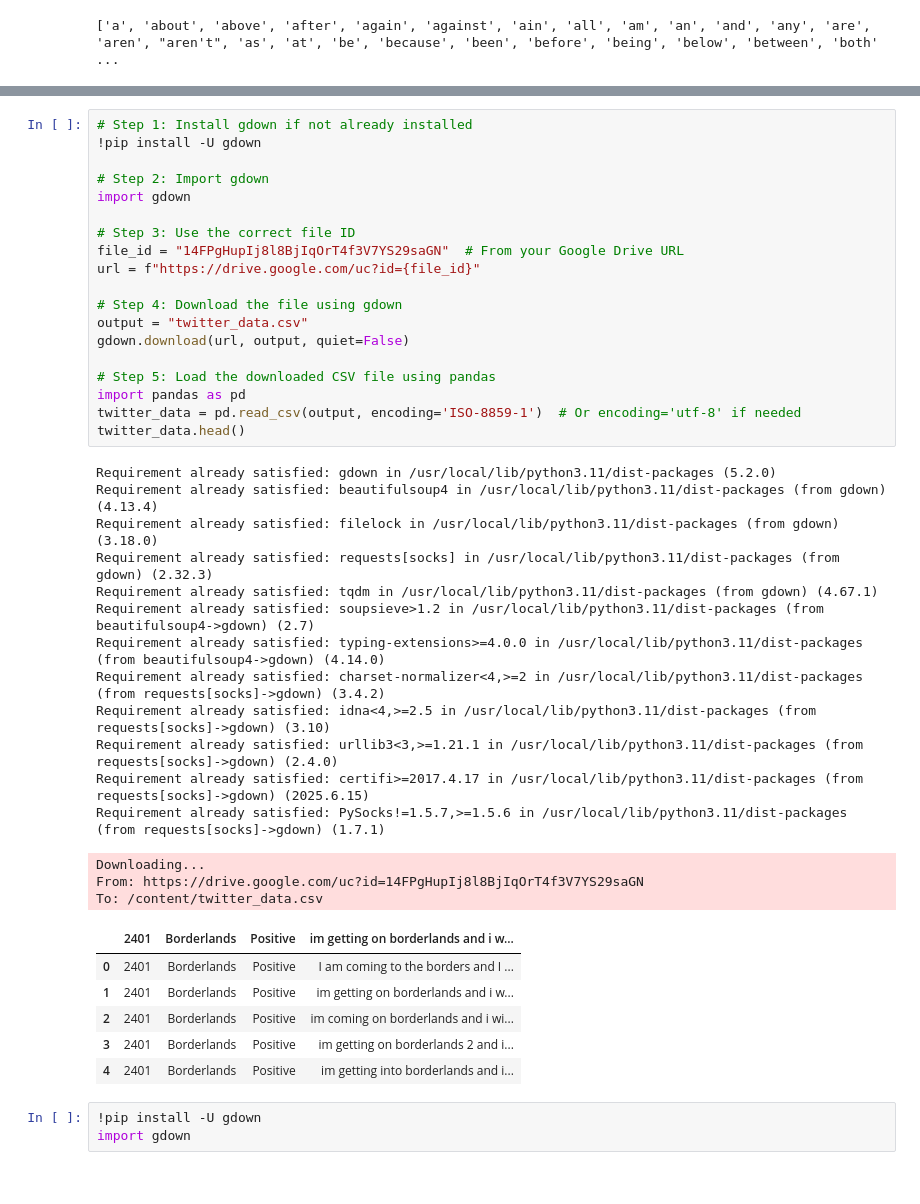
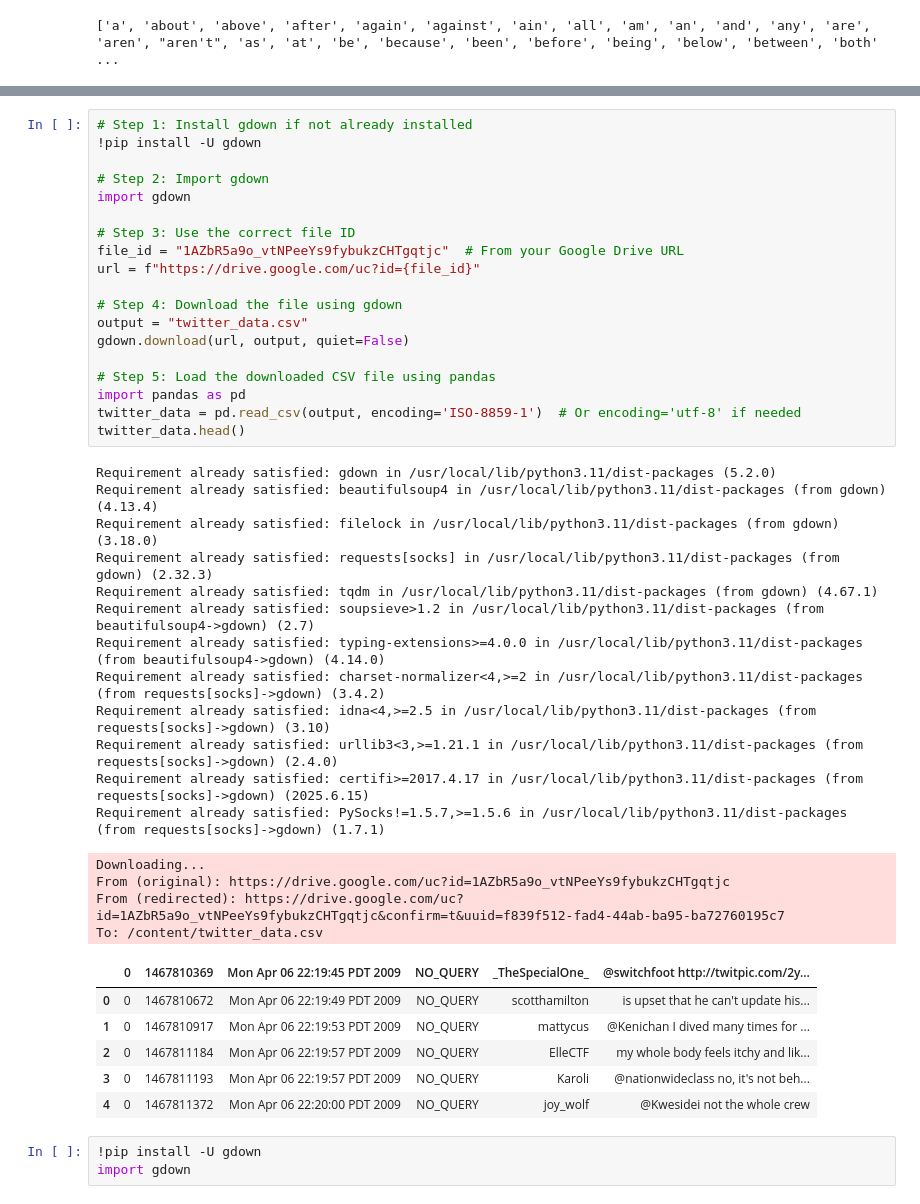
Before and after one commit to pragnacodes/tweet-sentiment, a Jupyter notebook: Tweet_Sentiment_Detection.ipynb, the cells around one changed output, grey strips where cells are left out. Cells and saved outputs as stored; diff of their text form.

```diff
--- a/Tweet_Sentiment_Detection.ipynb
+++ b/Tweet_Sentiment_Detection.ipynb
@@ -31,41 +31,42 @@ ParserError: Error tokenizing data. C error: Expected 1 fields in line 3, saw 34
 
 # Step 2: Import gdown
 import gdown
 
 # Step 3: Use the correct file ID
-file_id = "14FPgHupIj8l8BjIqOrT4f3V7YS29saGN"  # From your Google Drive URL
+file_id = "1AZbR5a9o_vtNPeeYs9fybukzCHTgqtjc"  # From your Google Drive URL
 url = f"https://drive.google.com/uc?id={file_id}"
 
 # Step 4: Download the file using gdown
 output = "twitter_data.csv"
 gdown.download(url, output, quiet=False)
 
 # Step 5: Load the downloaded CSV file using pandas
 import pandas as pd
 twitter_data = pd.read_csv(output, encoding='ISO-8859-1')  # Or encoding='utf-8' if needed
 twitter_data.head()
 # %% [output]
 Requirement already satisfied: gdown in /usr/local/lib/python3.11/dist-packages (5.2.0)
 Requirement already satisfied: beautifulsoup4 in /usr/local/lib/python3.11/dist-packages (from gdown) (4.13.4)
 Requirement already satisfied: filelock in /usr/local/lib/python3.11/dist-packages (from gdown) (3.18.0)
 Requirement already satisfied: requests[socks] in /usr/local/lib/python3.11/dist-packages (from gdown) (2.32.3)
 Requirement already satisfied: tqdm in /usr/local/lib/python3.11/dist-packages (from gdown) (4.67.1)
 Requirement already satisfied: soupsieve>1.2 in /usr/local/lib/python3.11/dist-packages (from beautifulsoup4->gdown) (2.7)
 Requirement already satisfied: typing-extensions>=4.0.0 in /usr/local/lib/python3.11/dist-packages (from beautifulsoup4->gdown) (4.14.0)
 Requirement already satisfied: charset-normalizer<4,>=2 in /usr/local/lib/python3.11/dist-packages (from requests[socks]->gdown) (3.4.2)
 Requirement already satisfied: idna<4,>=2.5 in /usr/local/lib/python3.11/dist-packages (from requests[socks]->gdown) (3.10)
 Requirement already satisfied: urllib3<3,>=1.21.1 in /usr/local/lib/python3.11/dist-packages (from requests[socks]->gdown) (2.4.0)
 Requirement already satisfied: certifi>=2017.4.17 in /usr/local/lib/python3.11/dist-packages (from requests[socks]->gdown) (2025.6.15)
 Requirement already satisfied: PySocks!=1.5.7,>=1.5.6 in /usr/local/lib/python3.11/dist-packages (from requests[socks]->gdown) (1.7.1)
 Downloading...
-From: https://drive.google.com/uc?id=14FPgHupIj8l8BjIqOrT4f3V7YS29saGN
+From (original): https://drive.google.com/uc?id=1AZbR5a9o_vtNPeeYs9fybukzCHTgqtjc
+From (redirected): https://drive.google.com/uc?id=1AZbR5a9o_vtNPeeYs9fybukzCHTgqtjc&confirm=t&uuid=f839f512-fad4-44ab-ba95-ba72760195c7
 To: /content/twitter_data.csv
-|  | 2401 | Borderlands | Positive | im getting on borderlands and i w... |
-| 0 | 2401 | Borderlands | Positive | I am coming to the borders and I ... |
-| 1 | 2401 | Borderlands | Positive | im getting on borderlands and i w... |
-| 2 | 2401 | Borderlands | Positive | im coming on borderlands and i wi... |
-| 3 | 2401 | Borderlands | Positive | im getting on borderlands 2 and i... |
-| 4 | 2401 | Borderlands | Positive | im getting into borderlands and i... |
+|  | 0 | 1467810369 | Mon Apr 06 22:19:45 PDT 2009 | NO_QUERY | _TheSpecialOne_ | @switchfoot http://twitpic.com/2y... |
+| 0 | 0 | 1467810672 | Mon Apr 06 22:19:49 PDT 2009 | NO_QUERY | scotthamilton | is upset that he can't update his... |
+| 1 | 0 | 1467810917 | Mon Apr 06 22:19:53 PDT 2009 | NO_QUERY | mattycus | @Kenichan I dived many times for ... |
+| 2 | 0 | 1467811184 | Mon Apr 06 22:19:57 PDT 2009 | NO_QUERY | ElleCTF | my whole body feels itchy and lik... |
+| 3 | 0 | 1467811193 | Mon Apr 06 22:19:57 PDT 2009 | NO_QUERY | Karoli | @nationwideclass no, it's not beh... |
+| 4 | 0 | 1467811372 | Mon Apr 06 22:20:00 PDT 2009 | NO_QUERY | joy_wolf | @Kwesidei not the whole crew |
 # %%
 !pip install -U gdown
 import gdown
```
Also changed, not shown: parts of 7 cells of this notebook.
